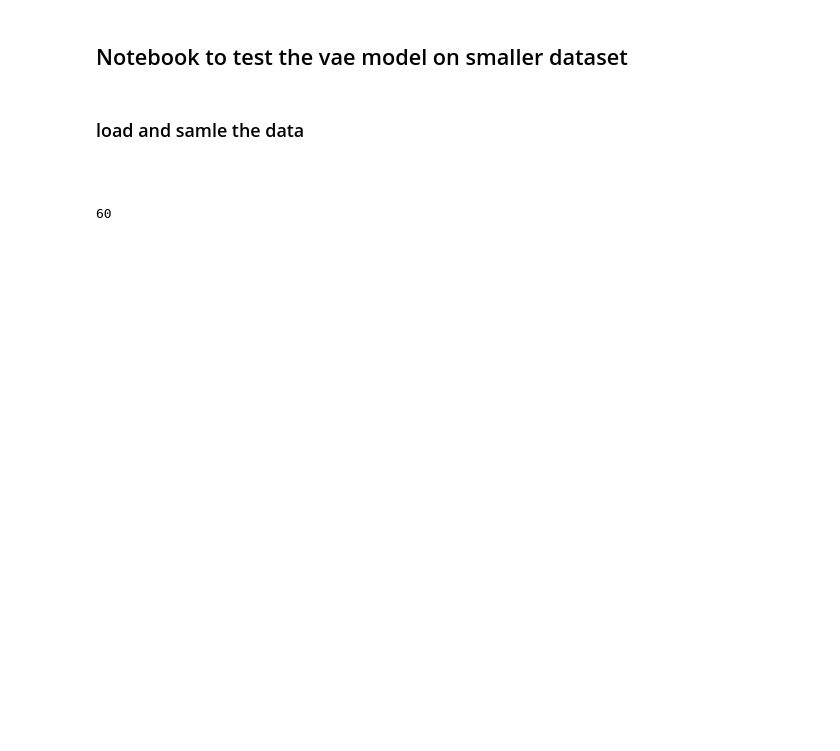
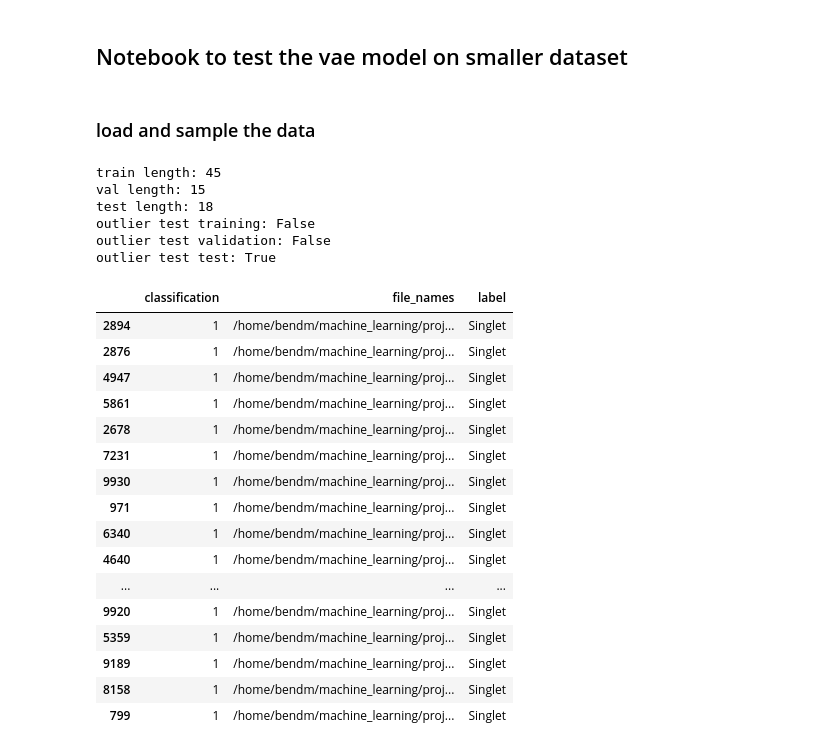
Before and after one commit to Bendemeurichy/majority-vote-outlier-detection, a Jupyter notebook: models/VAE/execute_vae.ipynb, the cells around one changed output. Saved outputs shown, nothing was run; the diff lists cells and outputs as text; code cells hidden in the pictures; blank space fills up the shorter version.

````diff
--- a/models/VAE/execute_vae.ipynb
+++ b/models/VAE/execute_vae.ipynb
@@ -1,21 +1,50 @@
 # %% [markdown]
 ## Notebook to test the vae model on smaller dataset
 # %% [markdown]
-### load and samle the data
-
-```python
+### load and sample the data
-# %%
-import sys
-
-sys.path.append("../../")
-
-import utils.dataloader as dataloader
-
-set = dataloader.load_pandas()
-set = dataloader.sample_data(set, 100)
-
-train, val, test = dataloader.split_data(set)
-len(train)
-# %% [output]
-60
+# %%
+
+import sys
+
+sys.path.append("../../")
+
+import utils.load_csv as load_csv
+
+set = load_csv.load_pandas()
+set = load_csv.sample_data(set, 100)
+
+# train and val only contain inliers and test contains both inliers and outliers
+train, val, test = load_csv.split_data(set)
+print(f"train length: {len(train)}")
+print(f"val length: {len(val)}")
+print(f"test length: {len(test)}")
+
+print(f'outlier test training: {any(train["classification"] != 1)}')
+print(f'outlier test validation: {any(val["classification"] != 1)}')
+print(f'outlier test test: {any(test["classification"] != 1)}')
+train
+# %% [output]
+train length: 45
+val length: 15
+test length: 18
+outlier test training: False
+outlier test validation: False
+outlier test test: True
+|  | classification | file_names | label |
+| 2894 | 1 | /home/bendm/machine_learning/proj... | Singlet |
+| 2876 | 1 | /home/bendm/machine_learning/proj... | Singlet |
+| 4947 | 1 | /home/bendm/machine_learning/proj... | Singlet |
+| 5861 | 1 | /home/bendm/machine_learning/proj... | Singlet |
+| 2678 | 1 | /home/bendm/machine_learning/proj... | Singlet |
+| 7231 | 1 | /home/bendm/machine_learning/proj... | Singlet |
+| 9930 | 1 | /home/bendm/machine_learning/proj... | Singlet |
+| 971 | 1 | /home/bendm/machine_learning/proj... | Singlet |
+| 6340 | 1 | /home/bendm/machine_learning/proj... | Singlet |
+| 4640 | 1 | /home/bendm/machine_learning/proj... | Singlet |
+| ... | ... | ... | ... |
+| 9920 | 1 | /home/bendm/machine_learning/proj... | Singlet |
+| 5359 | 1 | /home/bendm/machine_learning/proj... | Singlet |
+| 9189 | 1 | /home/bendm/machine_learning/proj... | Singlet |
+| 8158 | 1 | /home/bendm/machine_learning/proj... | Singlet |
+| 799 | 1 | /home/bendm/machine_learning/proj... | Singlet |
 # %%
````
Also changed, not shown: parts of 7 cells of this notebook, 4 other files.
